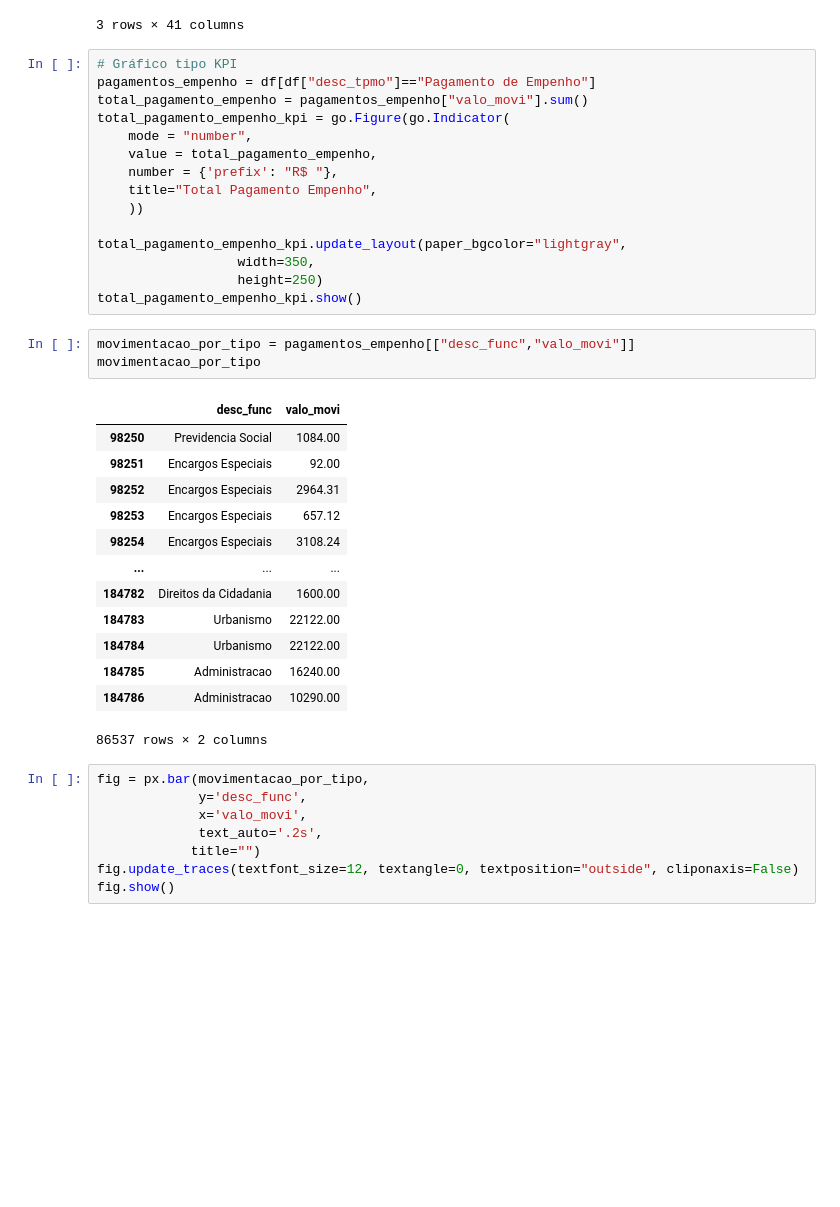
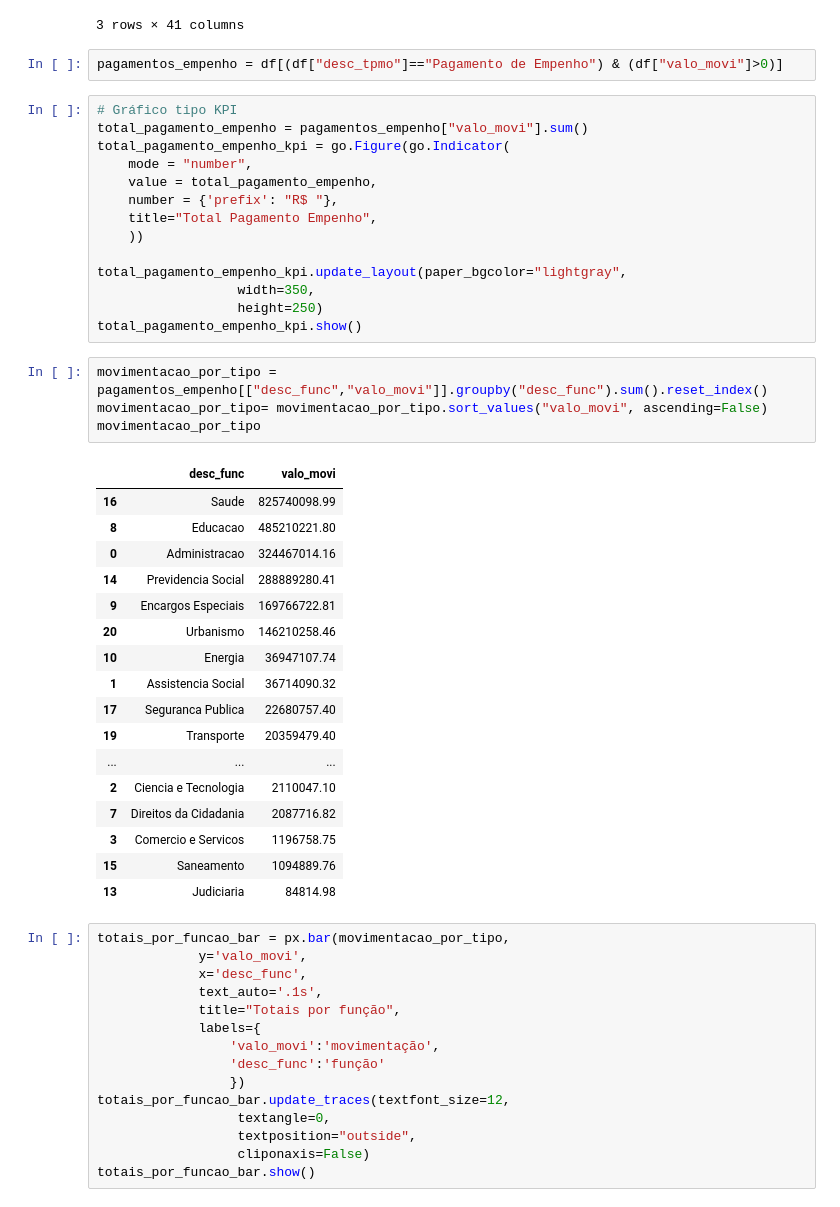
Before and after one commit to jersonb/despesas, a Jupyter notebook: despesas.ipynb, the cells around one changed output. Cells and saved outputs as stored; diff of their text form; blank space fills up the shorter version.

```diff
--- a/despesas.ipynb
+++ b/despesas.ipynb
@@ -101,9 +106,10 @@ pagamentos_empenho.head(3)
 | 98251 | 2022 | 5 | 13 | Fundo Municipal de Saude de Joao ... | #Transferencias SUS do Governo Fe... | 1738 | 2022 | 2022-05-27 | Ordinario | ... |
 | 98252 | 2022 | 5 | 13 | Fundo Municipal de Saude de Joao ... | #Transferencias SUS do Governo Fe... | 1740 | 2022 | 2022-05-27 | Ordinario | ... |
 3 rows × 41 columns
+# %%
+pagamentos_empenho = df[(df["desc_tpmo"]=="Pagamento de Empenho") & (df["valo_movi"]>0)]
 # %%
 # Gráfico tipo KPI
-pagamentos_empenho = df[df["desc_tpmo"]=="Pagamento de Empenho"]
 total_pagamento_empenho = pagamentos_empenho["valo_movi"].sum()
 total_pagamento_empenho_kpi = go.Figure(go.Indicator(
     mode = "number",
@@ -117,27 +123,39 @@ total_pagamento_empenho_kpi.update_layout(paper_bgcolor="lightgray",
                   height=250)
 total_pagamento_empenho_kpi.show()
 # %%
-movimentacao_por_tipo = pagamentos_empenho[["desc_func","valo_movi"]]
+movimentacao_por_tipo = pagamentos_empenho[["desc_func","valo_movi"]].groupby("desc_func").sum().reset_index()
+movimentacao_por_tipo= movimentacao_por_tipo.sort_values("valo_movi", ascending=False)
 movimentacao_por_tipo
 # %% [output]
 |  | desc_func | valo_movi |
-| 98250 | Previdencia Social | 1084.00 |
-| 98251 | Encargos Especiais | 92.00 |
-| 98252 | Encargos Especiais | 2964.31 |
-| 98253 | Encargos Especiais | 657.12 |
-| 98254 | Encargos Especiais | 3108.24 |
+| 16 | Saude | 825740098.99 |
+| 8 | Educacao | 485210221.80 |
+| 0 | Administracao | 324467014.16 |
+| 14 | Previdencia Social | 288889280.41 |
+| 9 | Encargos Especiais | 169766722.81 |
+| 20 | Urbanismo | 146210258.46 |
+| 10 | Energia | 36947107.74 |
+| 1 | Assistencia Social | 36714090.32 |
+| 17 | Seguranca Publica | 22680757.40 |
+| 19 | Transporte | 20359479.40 |
 | ... | ... | ... |
-| 184782 | Direitos da Cidadania | 1600.00 |
-| 184783 | Urbanismo | 22122.00 |
-| 184784 | Urbanismo | 22122.00 |
-| 184785 | Administracao | 16240.00 |
-| 184786 | Administracao | 10290.00 |
+| 2 | Ciencia e Tecnologia | 2110047.10 |
+| 7 | Direitos da Cidadania | 2087716.82 |
+| 3 | Comercio e Servicos | 1196758.75 |
+| 15 | Saneamento | 1094889.76 |
+| 13 | Judiciaria | 84814.98 |
-86537 rows × 2 columns
 # %%
-fig = px.bar(movimentacao_por_tipo,
-             y='desc_func',
-             x='valo_movi',
-             text_auto='.2s',
-            title="")
-fig.update_traces(textfont_size=12, textangle=0, textposition="outside", cliponaxis=False)
-fig.show()
+totais_por_funcao_bar = px.bar(movimentacao_por_tipo,
+             y='valo_movi',
+             x='desc_func',
+             text_auto='.1s',
+             title="Totais por função",
+             labels={
+                 'valo_movi':'movimentação',
+                 'desc_func':'função'
+                 })
+totais_por_funcao_bar.update_traces(textfont_size=12,
+                  textangle=0,
+                  textposition="outside",
+                  cliponaxis=False)
+totais_por_funcao_bar.show()
```
Also changed, not shown: parts of 5 cells of this notebook, 1 other file.
